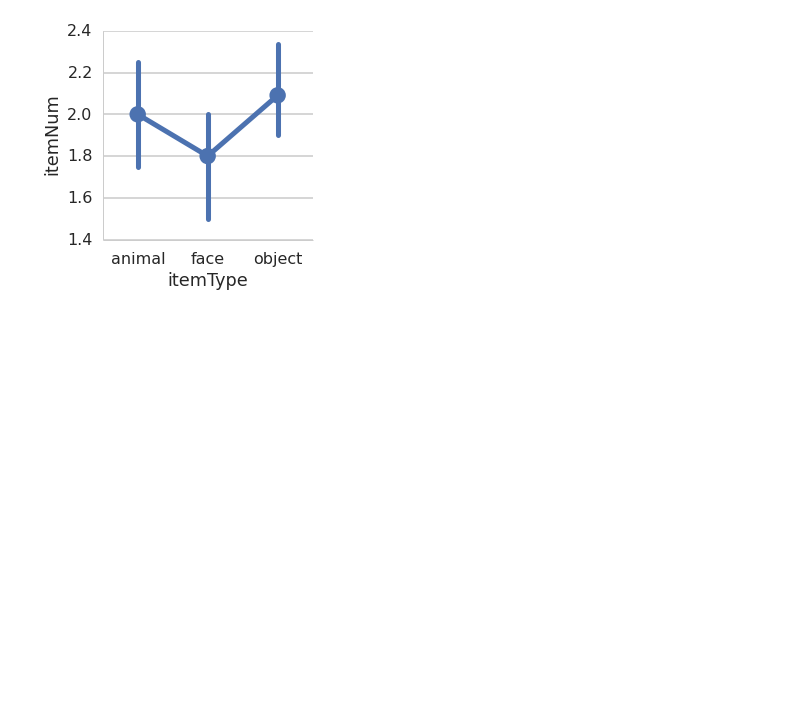
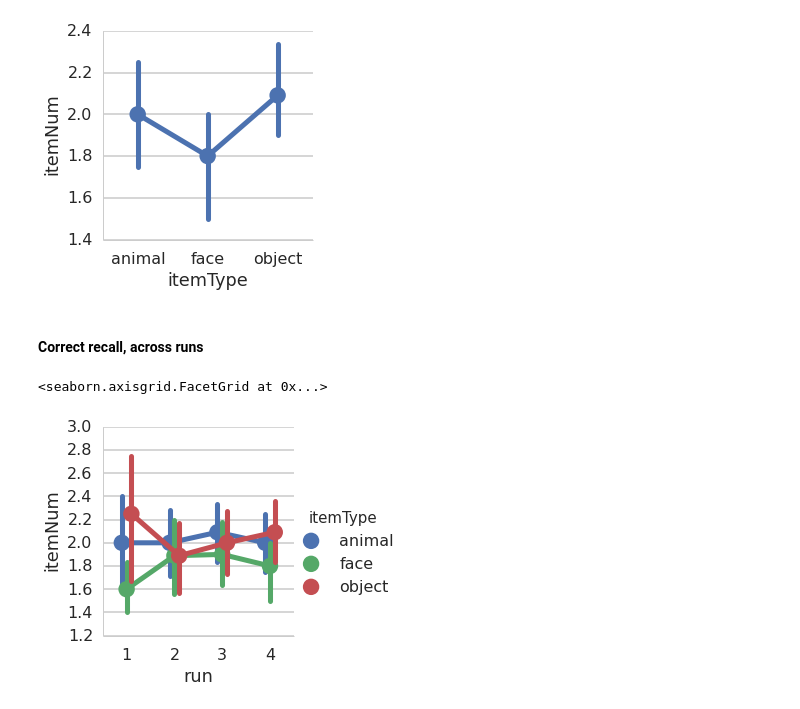
Before and after one commit to thackerybrown/SST, a Jupyter notebook: analysis/SST Item Test Analysis.ipynb, the cells around one changed output. Drawn from its saved outputs; the diff is of its cells as text; code cells hidden in the pictures; blank space fills up the shorter version.

```diff
--- a/analysis/SST Item Test Analysis.ipynb
+++ b/analysis/SST Item Test Analysis.ipynb
@@ -183,4 +179,14 @@ sns.factorplot(x='itemType', y='itemNum',
 # %% [output]
 <seaborn.axisgrid.FacetGrid at 0x...>
 [figure]
+# %% [markdown]
+#### Correct recall, across runs
+# %%
+data = dt[(dt.acc == 1)].groupby(['subid', 'itemNum', 'itemType', 'run']).mean().reset_index()
+sns.factorplot(x='run', y='itemNum', hue='itemType',
+               dodge=.2,
+               units='subid', ci=68, data=data)
+# %% [output]
+<seaborn.axisgrid.FacetGrid at 0x...>
+[figure, added]
 # %% [markdown]
```
Also changed, not shown: parts of 8 cells of this notebook.
